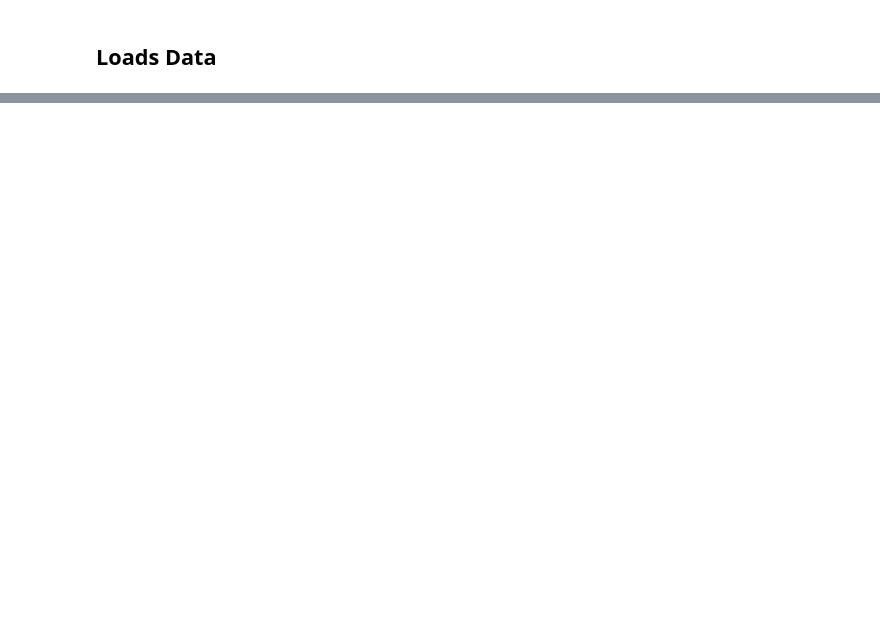
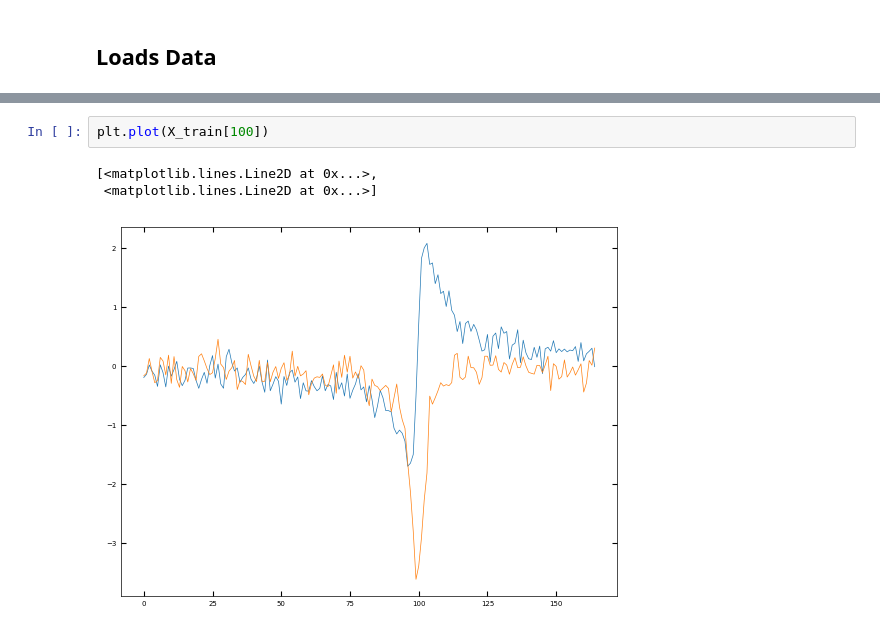
Before and after one commit to m3-learning/m3_learning, a Jupyter notebook: m3_learning/papers/2023_Rapid_Fitting/Training_neural_networks.ipynb, the cells around one changed output, grey strips where cells are left out. Saved outputs shown, nothing was run; the diff lists cells and outputs as text; blank space fills up the shorter version.

```diff
--- a/m3_learning/papers/2023_Rapid_Fitting/Training_neural_networks.ipynb
+++ b/m3_learning/papers/2023_Rapid_Fitting/Training_neural_networks.ipynb
@@ -109,0 +162,6 @@ model = SHO_Model(dataset, training=True, model_basename="SHO_Fitter_original_da
+# %%
+plt.plot(X_train[100])
+# %% [output]
+[<matplotlib.lines.Line2D at 0x...>,
+ <matplotlib.lines.Line2D at 0x...>]
+[figure, added]
```
Also changed, not shown: parts of 12 cells of this notebook, 11 other files.
